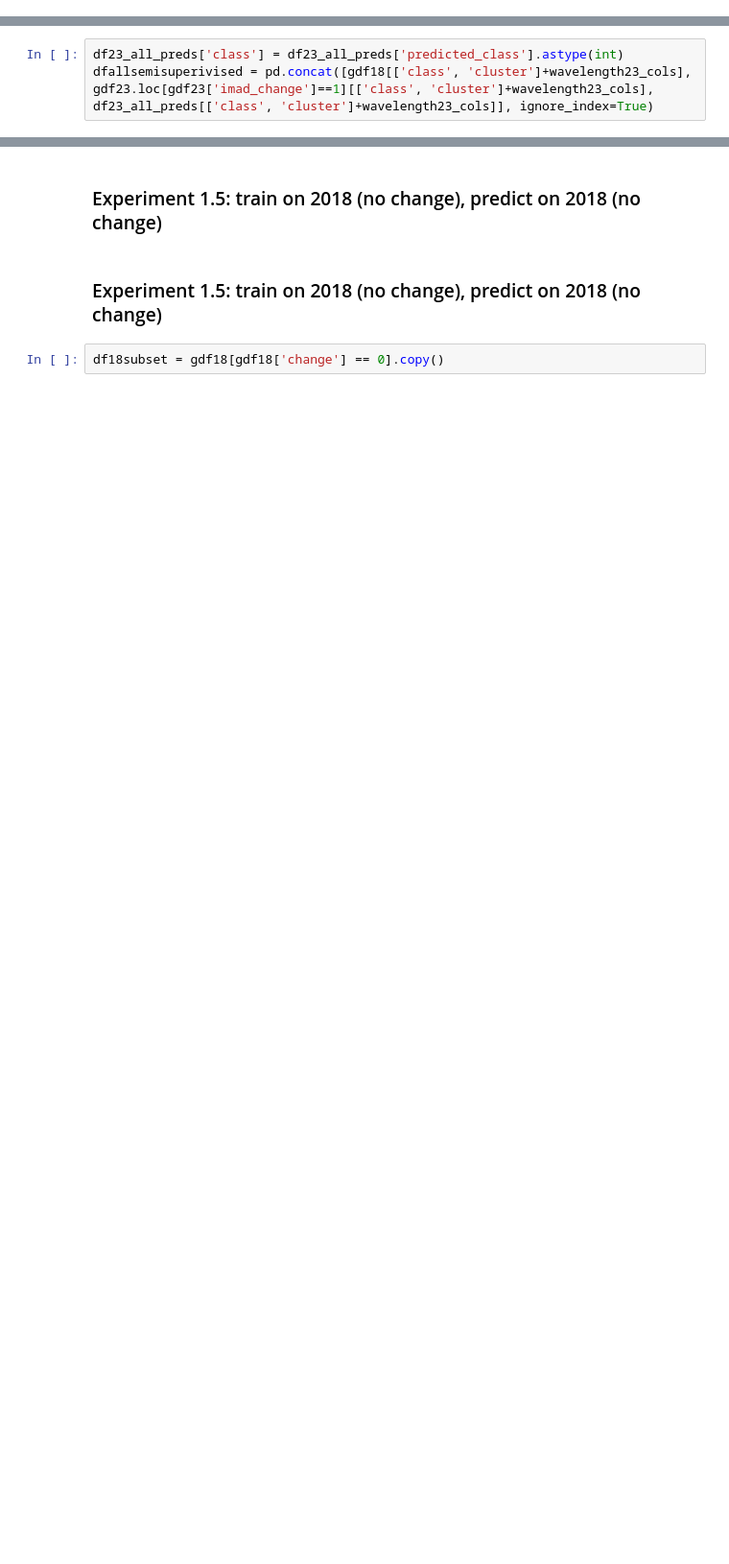
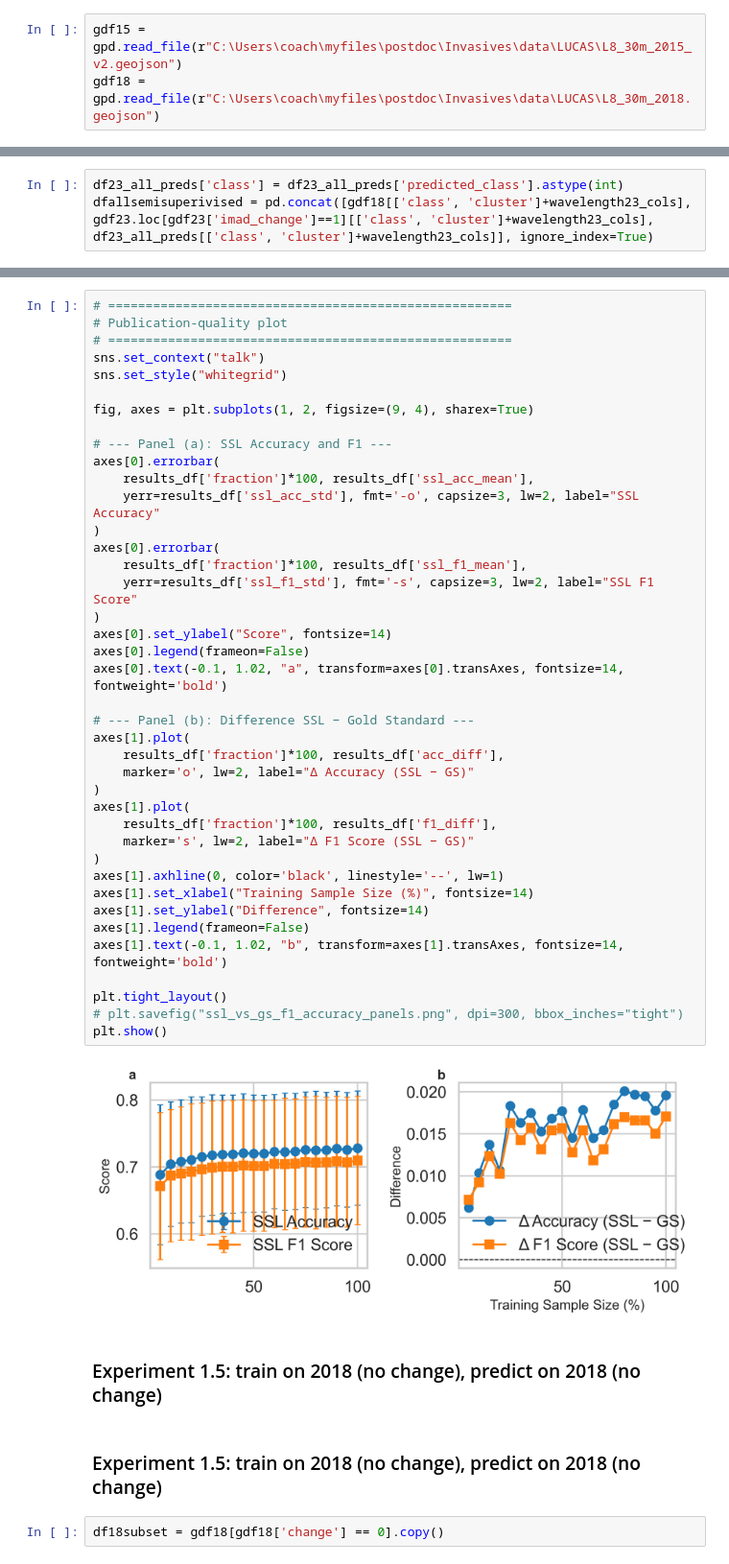
Before and after one commit to Geethen/hypinvalimap, a Jupyter notebook: code/LUCAS/Landsat_experiments_22082025.ipynb, the cells around one changed output, grey strips where cells are left out. Shown at 96% size. Cells and saved outputs as stored; diff of their text form; blank space fills up the shorter version.

```diff
--- a/code/LUCAS/Landsat_experiments_22082025.ipynb
+++ b/code/LUCAS/Landsat_experiments_22082025.ipynb
@@ -898,6 +898,9 @@ gdf18.head()
 # write as geojson
 gdf15.to_file(r"C:\Users\coach\myfiles\postdoc\Invasives\data\LUCAS\L8_30m_2015_v2.geojson", driver='GeoJSON')
 gdf18.to_file(r"C:\Users\coach\myfiles\postdoc\Invasives\data\LUCAS\L8_30m_2018.geojson", driver='GeoJSON')
+# %%
+gdf15 = gpd.read_file(r"C:\Users\coach\myfiles\postdoc\Invasives\data\LUCAS\L8_30m_2015_v2.geojson")
+gdf18 = gpd.read_file(r"C:\Users\coach\myfiles\postdoc\Invasives\data\LUCAS\L8_30m_2018.geojson")
 # %%
 gdf18.dropna(inplace=True)
 # %%
@@ -3662,3 +3486,45 @@ Average F1 Score: 0.73 (0.03)
+# %%
+# ======================================================
+# Publication-quality plot
+# ======================================================
+sns.set_context("talk")
+sns.set_style("whitegrid")
+
+fig, axes = plt.subplots(1, 2, figsize=(9, 4), sharex=True)
+
+# --- Panel (a): SSL Accuracy and F1 ---
+axes[0].errorbar(
+    results_df['fraction']*100, results_df['ssl_acc_mean'],
+    yerr=results_df['ssl_acc_std'], fmt='-o', capsize=3, lw=2, label="SSL Accuracy"
+)
+axes[0].errorbar(
+    results_df['fraction']*100, results_df['ssl_f1_mean'],
+    yerr=results_df['ssl_f1_std'], fmt='-s', capsize=3, lw=2, label="SSL F1 Score"
+)
+axes[0].set_ylabel("Score", fontsize=14)
+axes[0].legend(frameon=False)
+axes[0].text(-0.1, 1.02, "a", transform=axes[0].transAxes, fontsize=14, fontweight='bold')
+
+# --- Panel (b): Difference SSL − Gold Standard ---
+axes[1].plot(
+    results_df['fraction']*100, results_df['acc_diff'],
+    marker='o', lw=2, label="Δ Accuracy (SSL − GS)"
+)
+axes[1].plot(
+    results_df['fraction']*100, results_df['f1_diff'],
+    marker='s', lw=2, label="Δ F1 Score (SSL − GS)"
+)
+axes[1].axhline(0, color='black', linestyle='--', lw=1)
+axes[1].set_xlabel("Training Sample Size (%)", fontsize=14)
+axes[1].set_ylabel("Difference", fontsize=14)
+axes[1].legend(frameon=False)
+axes[1].text(-0.1, 1.02, "b", transform=axes[1].transAxes, fontsize=14, fontweight='bold')
+
+plt.tight_layout()
+# plt.savefig("ssl_vs_gs_f1_accuracy_panels.png", dpi=300, bbox_inches="tight")
+plt.show()
+# %% [output]
+[figure, added]
 # %% [markdown]
 ### Experiment 1.5: train on 2018 (no change), predict on 2018 (no change)
 # %% [markdown]
```
Also changed, not shown: parts of 4 cells of this notebook, 3 other files.
